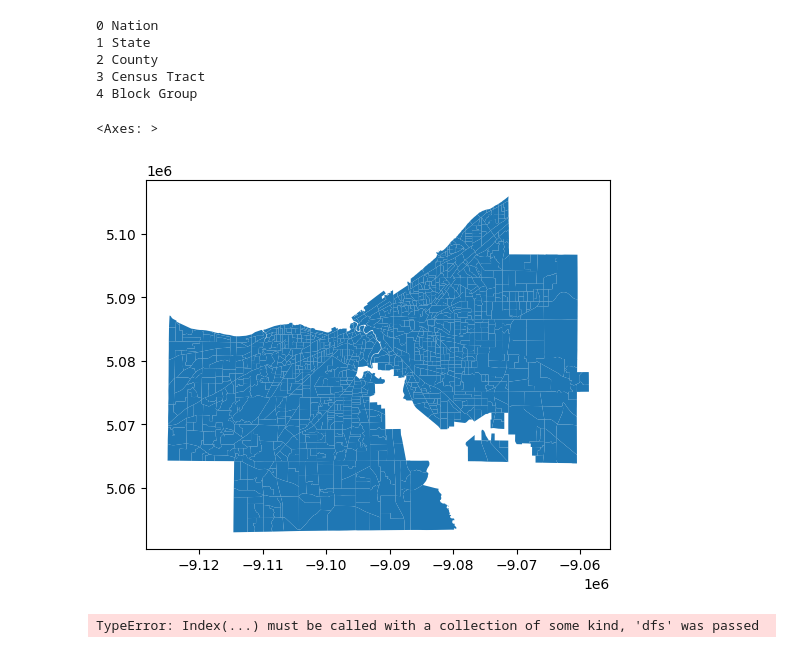
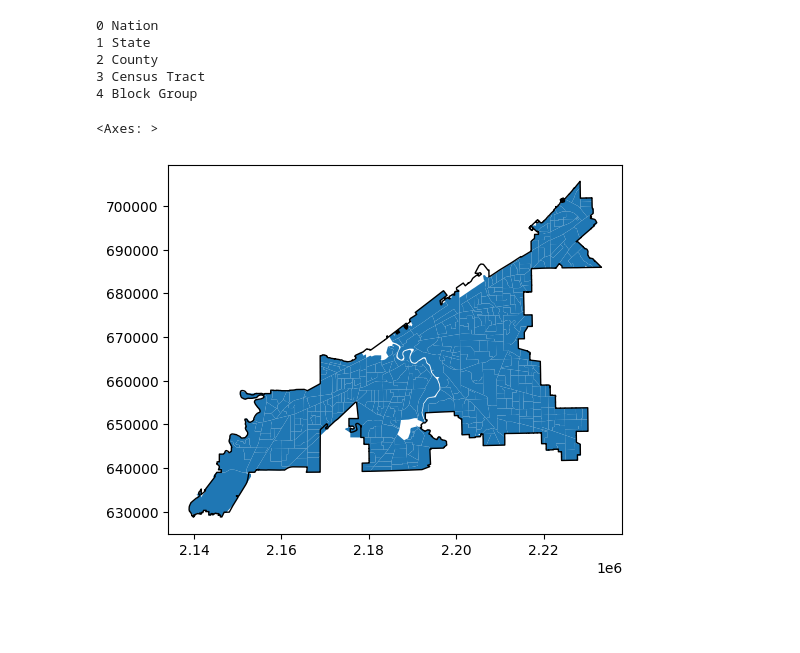
Before and after one commit to City-of-Cleveland/open-data-examples, a Jupyter notebook: 03-Recreation access across Cleveland.ipynb, the cells around one changed output. Cells and saved outputs as stored; diff of their text form; code cells hidden in the pictures; blank space fills up the shorter version.

```diff
--- a/03-Recreation access across Cleveland.ipynb
+++ b/03-Recreation access across Cleveland.ipynb
@@ -64,15 +71,25 @@ for idx, lyr in enumerate(census_item.layers):
+# %%
+city_gjson = city_boundary_item.layers[0].query().to_geojson
+city_gdf = gpd.read_file(city_gjson, driver="GeoJSON", crs="EPSG:3734").set_crs(epsg=3734, allow_override=True)
 # %%
 blockgroup_census = census_item.layers[4]
-# Let's query blocks from the County
+# Let's query block groups from the County
 blockgroup_fs = blockgroup_census.query(where="County = 'Cuyahoga County'")
 blockgroup_gjson = blockgroup_fs.to_geojson
+# Read to GeoDataFrame, project to Ohio North so we have clean reliable measurements
+census_gdf = gpd.read_file(blockgroup_gjson, driver="GeoJSON", crs="EPSG:3857").set_crs(epsg=3857, allow_override=True).to_crs(epsg=3734)
-# %%
-census_gdf = gpd.read_file(blockgroup_gjson, driver="GeoJSON", crs="EPSG:3857").set_crs(epsg=3857, allow_override=True)
-census_gdf.plot()
-# %% [output]
-<Axes: >
-[figure, removed]
-# %%
-census_gdf.overlay()
-# %% [output]
-TypeError: Index(...) must be called with a collection of some kind, 'dfs' was passed
+# %%
+# Subset of Cuyahoga County block groups that have representative points within the City polygon.
+# Representative point is preferred because centroid can result in unexpected behavior around the airport, where blocks are donut shaped.
+# Centroids for donut-shaped areas can technically be "outside" that area! This is not what we want. Rep point is as close to geometric
+# center as possible, but guaranteed to not exit the shape
+
+cle_bgs = census_gdf[census_gdf.geometry.representative_point().intersects(city_gdf.geometry.iloc[0])].copy()
+# %%
+# We have effectively grabbed Cleveland Census geographies
+fig, ax = plt.subplots()
+cle_bgs.plot(ax=ax)
+city_gdf.plot(ax=ax, facecolor='none', edgecolor='black')
+# %% [output]
+<Axes: >
+[figure, added]
```
Also changed, not shown: parts of 16 cells of this notebook.
